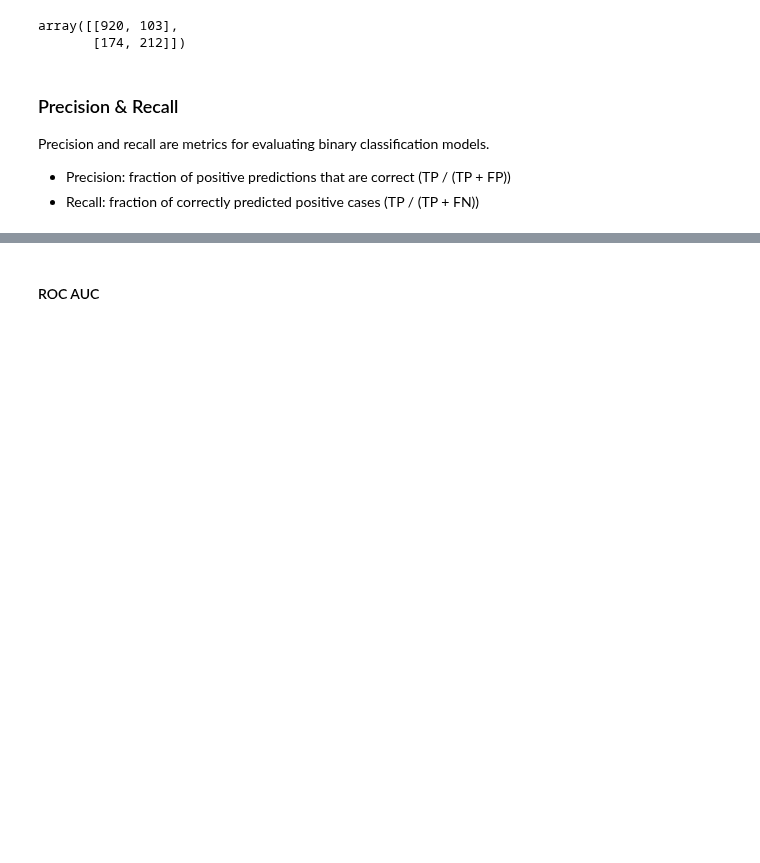
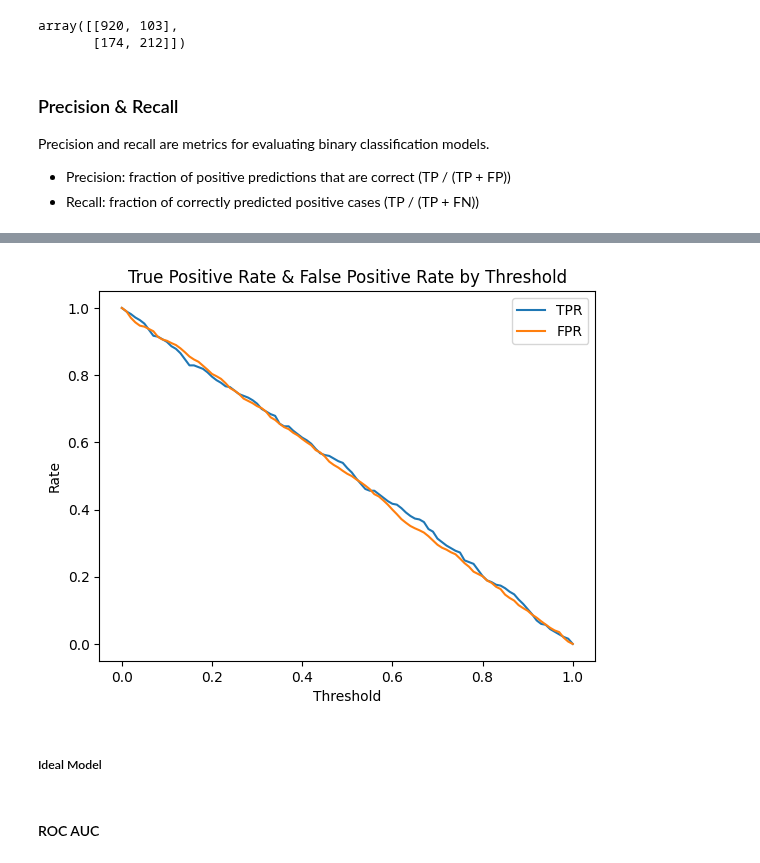
Before and after one commit to ArmandWinant/ml-zoomcamp, a Jupyter notebook: 04-evaluation-metrics/customer_churn.ipynb, the cells around one changed output, grey strips where cells are left out. Saved outputs shown, nothing was run; the diff lists cells and outputs as text; code cells hidden in the pictures; blank space fills up the shorter version.

```diff
--- a/04-evaluation-metrics/customer_churn.ipynb
+++ b/04-evaluation-metrics/customer_churn.ipynb
@@ -418,2 +481,13 @@ Precision and recall are metrics for evaluating binary classification models.
+# %%
+np.random.seed(1)
+y_rand = np.random.uniform(0, 1, size=len(y_val))
+# %%
+df_rand = tpr_fpr_dataframe(y_val, y_rand)
+# %%
+plot_tpr_fpr(df_rand)
+# %% [output]
+[figure, added]
+# %% [markdown]
+##### Ideal Model
 # %% [markdown]
 #### ROC AUC
```
Also changed, not shown: parts of 13 cells of this notebook.
